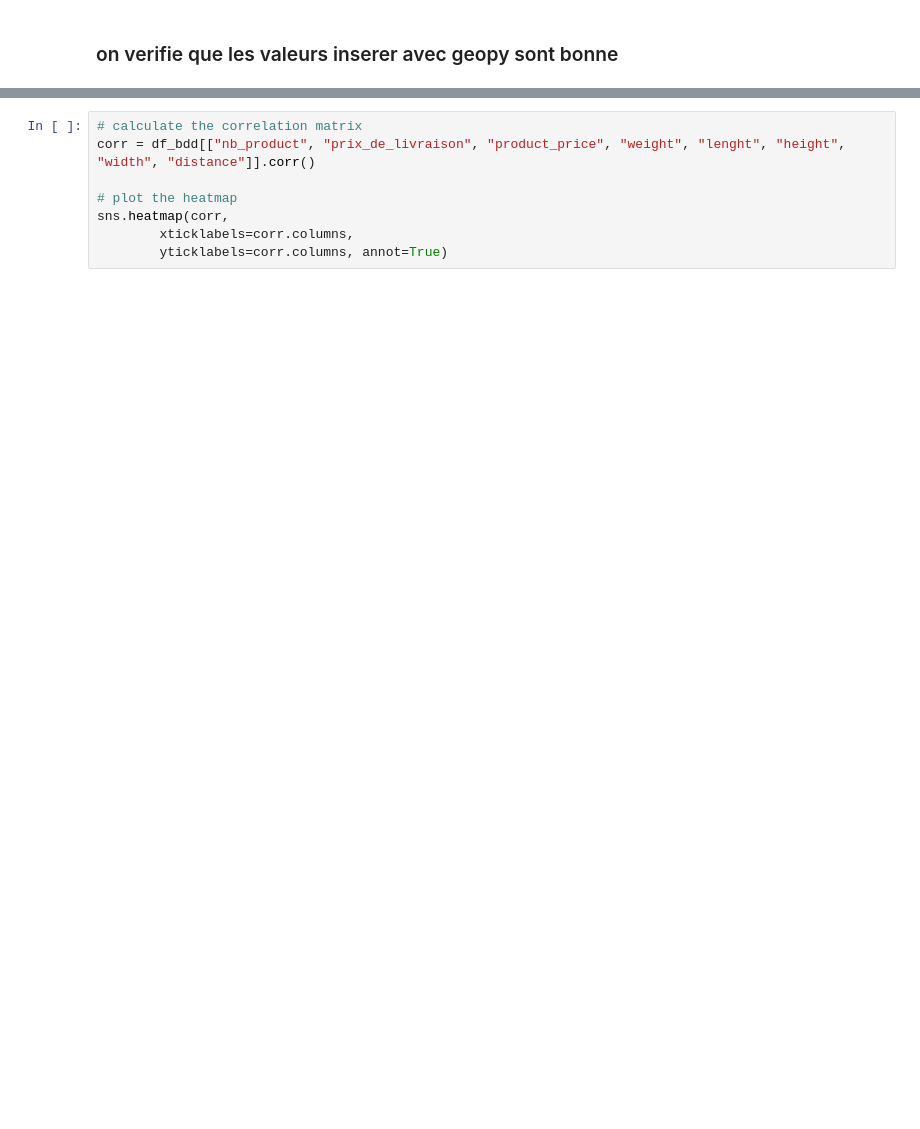
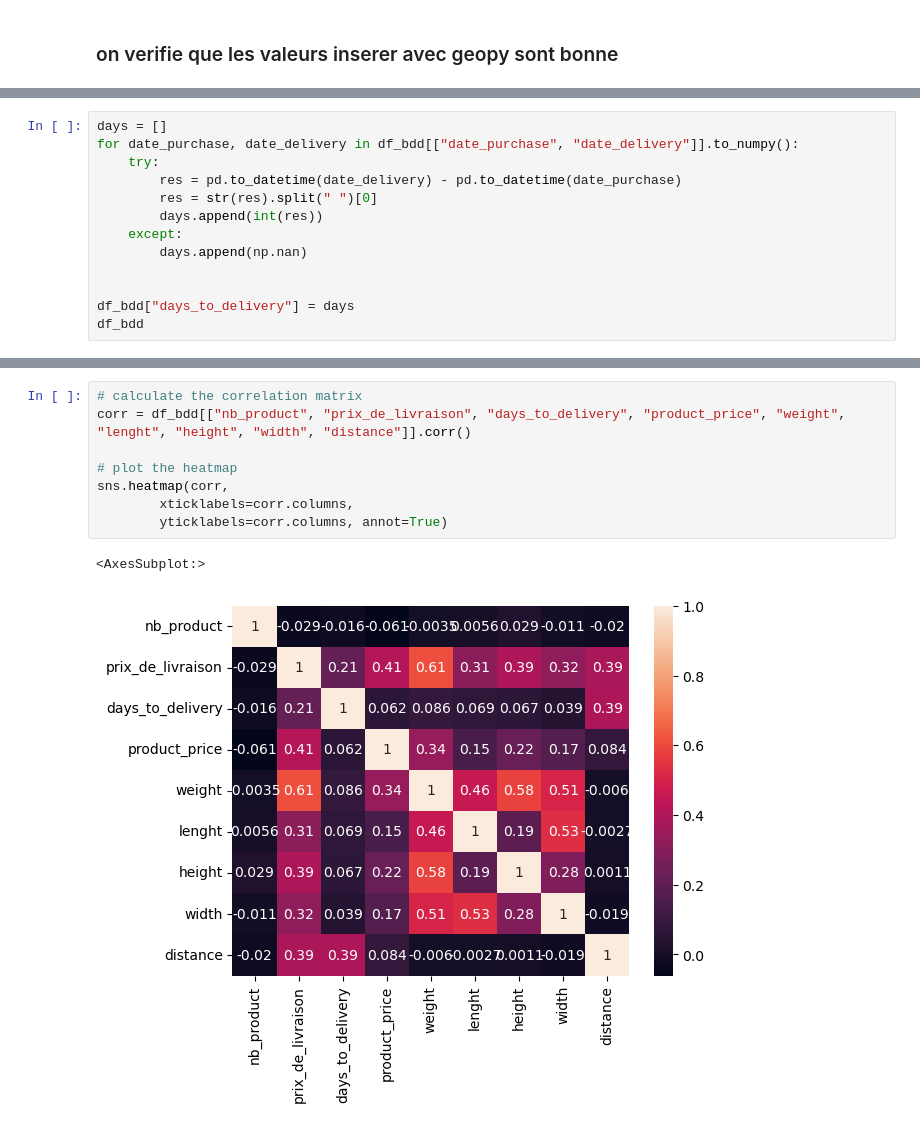
Before and after one commit to Justine-league/LA-DATA-DREAM-TEAM-equipe-justine, a Jupyter notebook: Partie_2/Untitled.ipynb, the cells around one changed output, grey strips where cells are left out. Drawn from its saved outputs; the diff is of its cells as text; blank space fills up the shorter version.

```diff
--- a/Partie_2/Untitled.ipynb
+++ b/Partie_2/Untitled.ipynb
@@ -156,0 +246,13 @@ for date in df_bdd[["date_purchase", "date_delevery_estimate", "date_delivery"]]
+# %%
+days = []
+for date_purchase, date_delivery in df_bdd[["date_purchase", "date_delivery"]].to_numpy():
+    try:
+        res = pd.to_datetime(date_delivery) - pd.to_datetime(date_purchase)
+        res = str(res).split(" ")[0]
+        days.append(int(res))
+    except:
+        days.append(np.nan)
+
+
+df_bdd["days_to_delivery"] = days
+df_bdd
@@ -157,8 +273,11 @@ for date in df_bdd[["date_purchase", "date_delevery_estimate", "date_delivery"]]
 # %%
 # calculate the correlation matrix
-corr = df_bdd[["nb_product", "prix_de_livraison", "product_price", "weight", "lenght", "height", "width", "distance"]].corr()
+corr = df_bdd[["nb_product", "prix_de_livraison", "days_to_delivery", "product_price", "weight", "lenght", "height", "width", "distance"]].corr()
 
 # plot the heatmap
 sns.heatmap(corr,
         xticklabels=corr.columns,
         yticklabels=corr.columns, annot=True)
+# %% [output]
+<AxesSubplot:>
+[figure, added]
```
Also changed, not shown: parts of 11 cells of this notebook.
